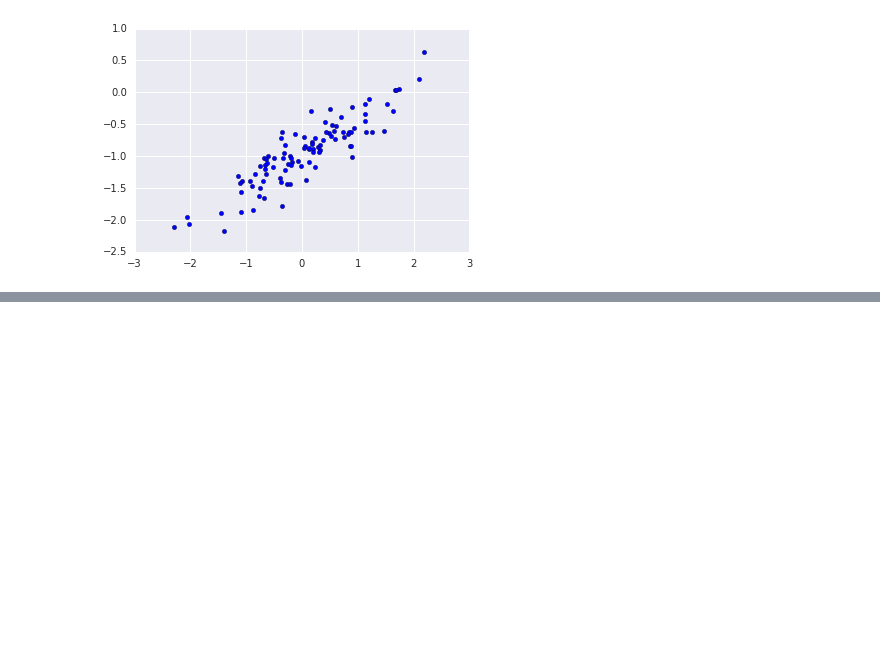
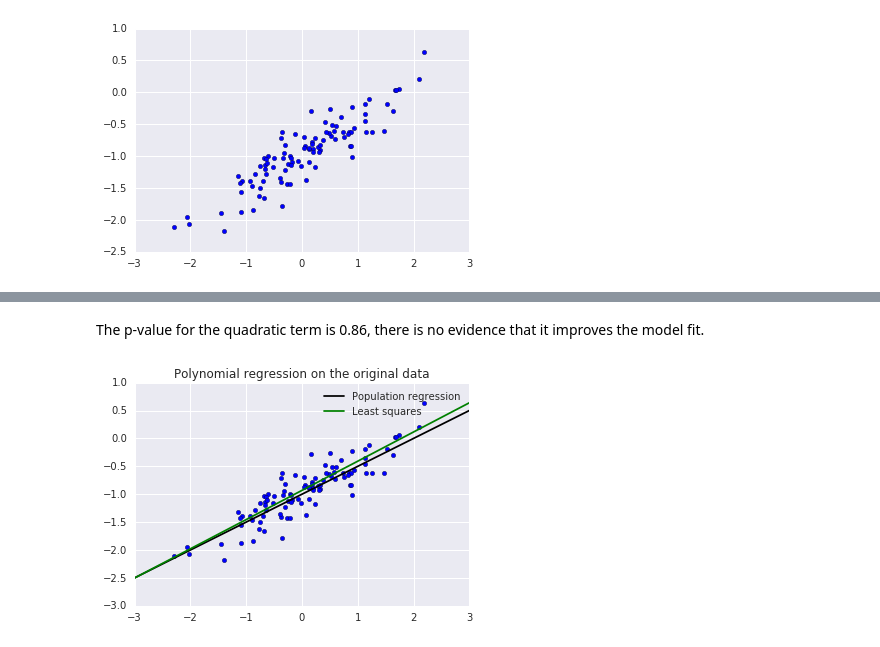
Before and after one commit to srillaert/ISLR-python, a Jupyter notebook: Ch3 Linear Regression/Ex13 Simple linear regression models on simulated data with different levels of noise.ipynb, the cells around one changed output, grey strips where cells are left out. Cells and saved outputs as stored; diff of their text form; code cells hidden in the pictures; blank space fills up the shorter version.

```diff
--- a/Ch3 Linear Regression/Ex13 Simple linear regression models on simulated data with different levels of noise.ipynb
+++ b/Ch3 Linear Regression/Ex13 Simple linear regression models on simulated data with different levels of noise.ipynb
@@ -50,0 +62,3 @@ plt.show();
+# %%
+fitPolynomial = sm.ols("y ~ x + np.power(x,2)", df).fit()
+fitPolynomial.summary2()
@@ -50,0 +81,6 @@ plt.show();
+# %% [markdown]
+The p-value for the quadratic term is 0.86, there is no evidence that it improves the model fit.
+# %%
+plot_regression('Polynomial regression on the original data', fitPolynomial)
+# %% [output]
+[figure, added]
```
Also changed, not shown: parts of 8 cells of this notebook.
